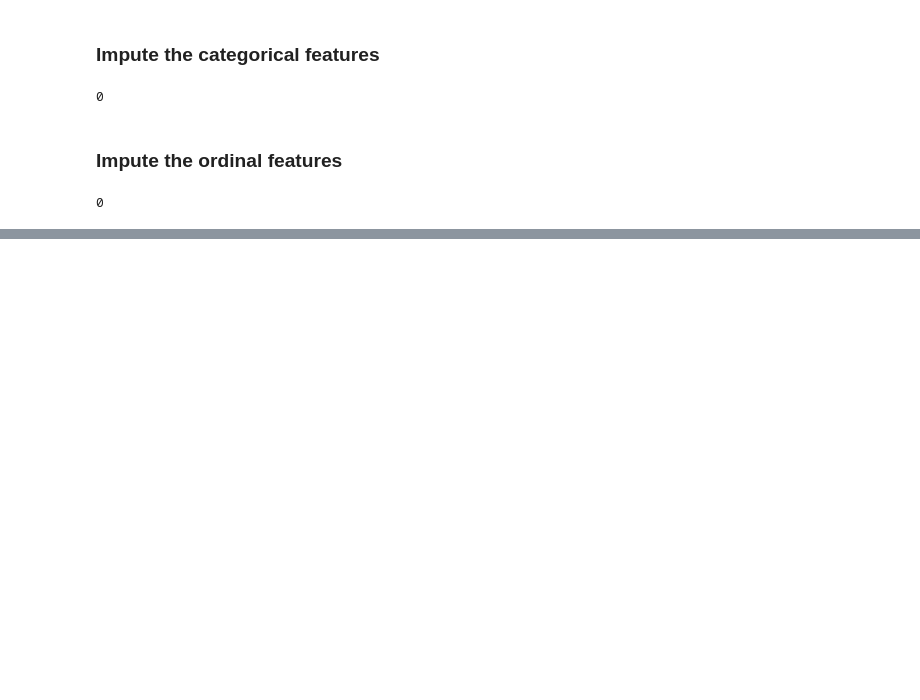
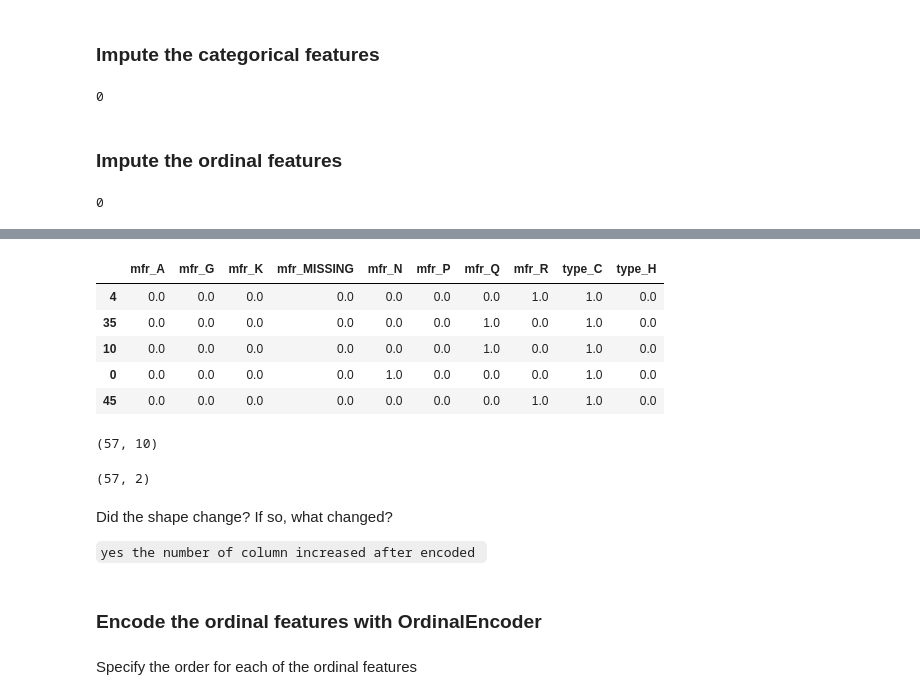
Before and after one commit to hekmat-ashqer/MLJourney2024, a Jupyter notebook: cereals Rating Prediction/cereals_Rating_Prediction.ipynb, the cells around one changed output, grey strips where cells are left out. Drawn from its saved outputs; the diff is of its cells as text; code cells hidden in the pictures; blank space fills up the shorter version.

```diff
--- a/cereals Rating Prediction/cereals_Rating_Prediction.ipynb
+++ b/cereals Rating Prediction/cereals_Rating_Prediction.ipynb
@@ -970,0 +1015,27 @@ X_train_ord_imputed.isna().sum().sum()
+# %%
+# Transform the testing data
+X_test_cat_encoded = ohe_encoder.transform(X_test_cat_imputed[ohe_cols])
+X_test_cat_encoded.head()
+# %% [output]
+|  | mfr_A | mfr_G | mfr_K | mfr_MISSING | mfr_N | mfr_P | mfr_Q | mfr_R | type_C | type_H |
+| 4 | 0.0 | 0.0 | 0.0 | 0.0 | 0.0 | 0.0 | 0.0 | 1.0 | 1.0 | 0.0 |
+| 35 | 0.0 | 0.0 | 0.0 | 0.0 | 0.0 | 0.0 | 1.0 | 0.0 | 1.0 | 0.0 |
+| 10 | 0.0 | 0.0 | 0.0 | 0.0 | 0.0 | 0.0 | 1.0 | 0.0 | 1.0 | 0.0 |
+| 0 | 0.0 | 0.0 | 0.0 | 0.0 | 1.0 | 0.0 | 0.0 | 0.0 | 1.0 | 0.0 |
+| 45 | 0.0 | 0.0 | 0.0 | 0.0 | 0.0 | 0.0 | 0.0 | 1.0 | 1.0 | 0.0 |
+# %%
+X_train_cat_encoded.shape
+# %% [output]
+(57, 10)
+# %%
+X_train_cat_imputed.shape
+# %% [output]
+(57, 2)
+# %% [markdown]
+Did the shape change? If so, what changed?
+
+`yes the number of column increased after encoded `
+# %% [markdown]
+### Encode the ordinal features with OrdinalEncoder
+# %% [markdown]
+Specify the order for each of the ordinal features
```
Also changed, not shown: parts of 22 cells of this notebook.
